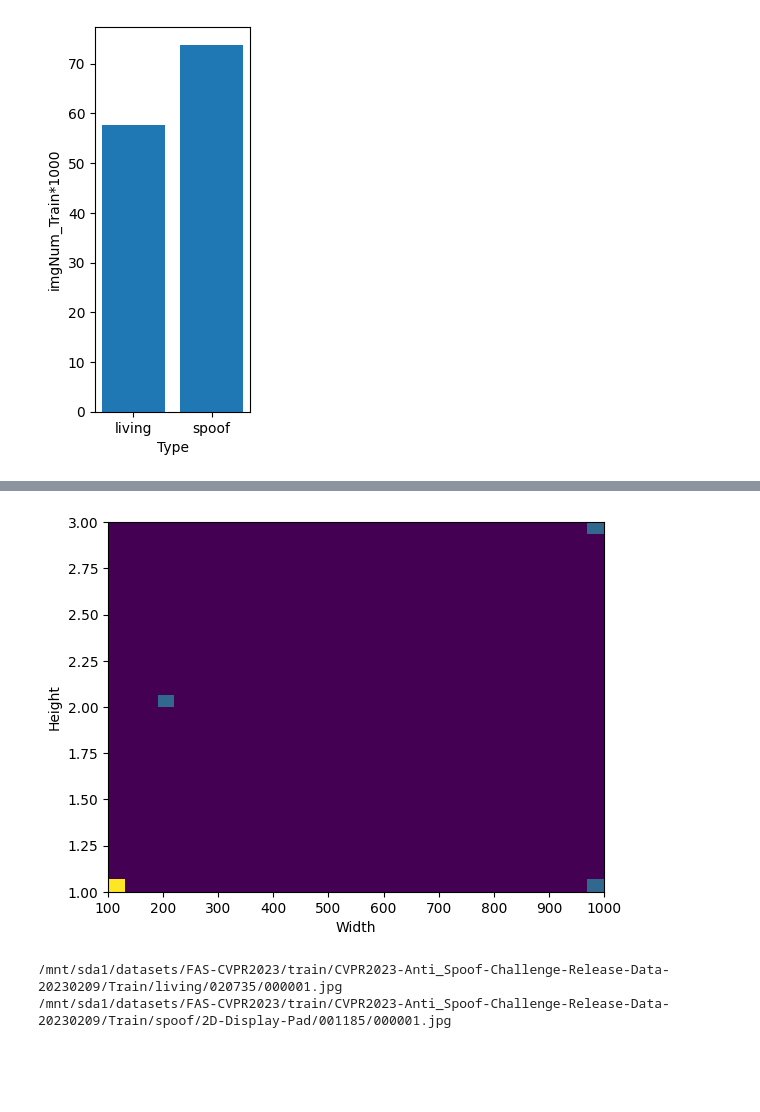
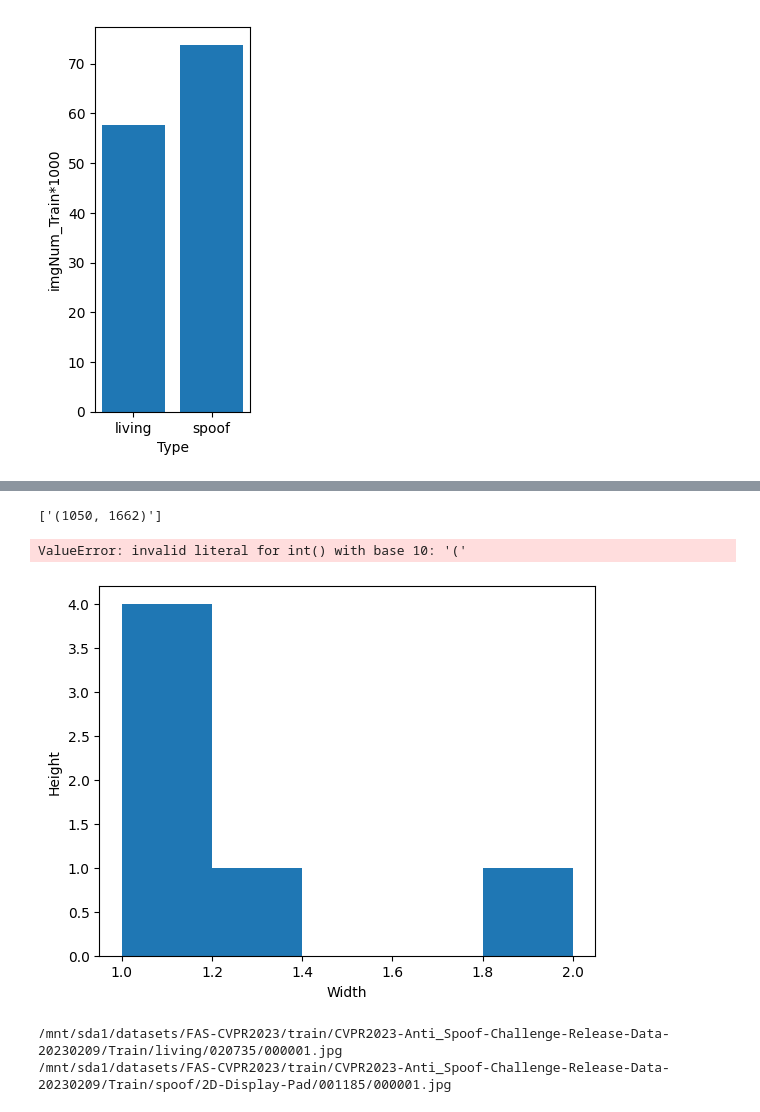
Before and after one commit to tiamo405/fas-cvpr2023, a Jupyter notebook: review.ipynb, the cells around one changed output, grey strips where cells are left out. Saved outputs shown, nothing was run; the diff lists cells and outputs as text; code cells hidden in the pictures; blank space fills up the shorter version.

```diff
--- a/review.ipynb
+++ b/review.ipynb
@@ -100,10 +77,15 @@ plt.show()
+# %%
+thongke_Widt_Height()
+# %% [output]
+['(1050, 1662)']
+ValueError: invalid literal for int() with base 10: '('
 # %%
-plt.hist2d([100,200,1000,100,100,1000], [1,2,3,1,1,1], bins=30)
+plt.hist([1.1,1.2,1,1.1,2,1.1], bins=5)
 plt.xlabel('Width')
 plt.ylabel('Height')
 plt.show()
 # %% [output]
-[figure, old version]
+[figure, new version]
 # %%
 df = pd.read_csv('data/csv/all_image.csv')
 path_image_not_train = []
```
Also changed, not shown: parts of 6 cells of this notebook, 5 other files.
